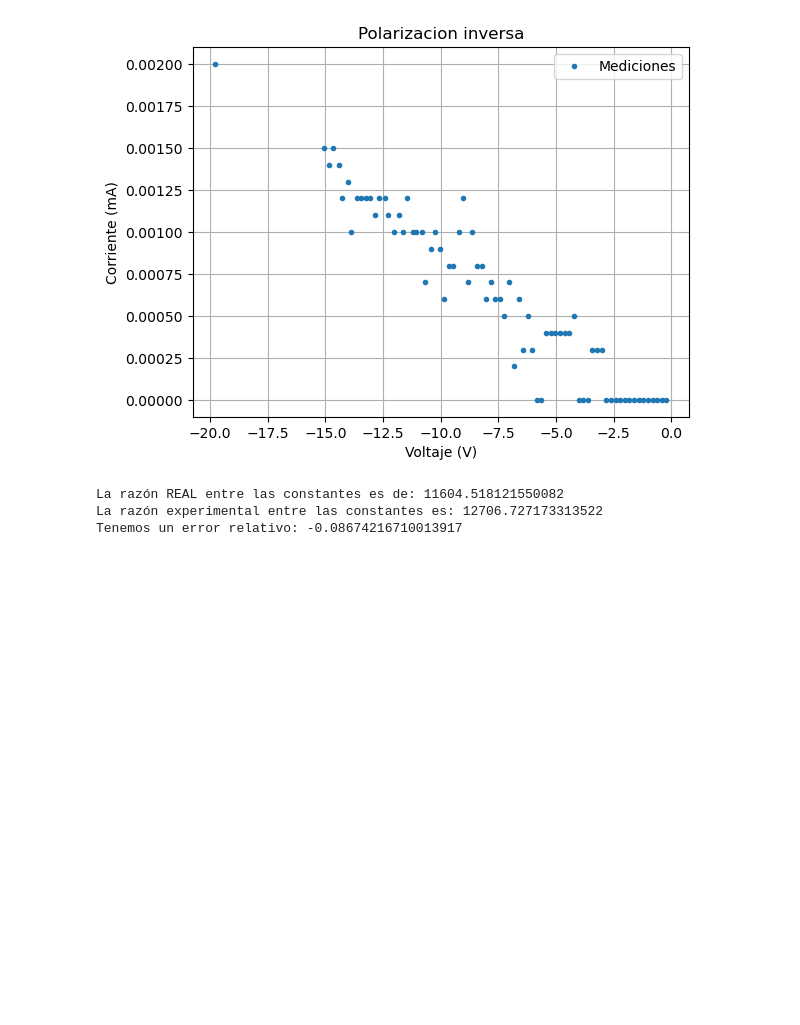
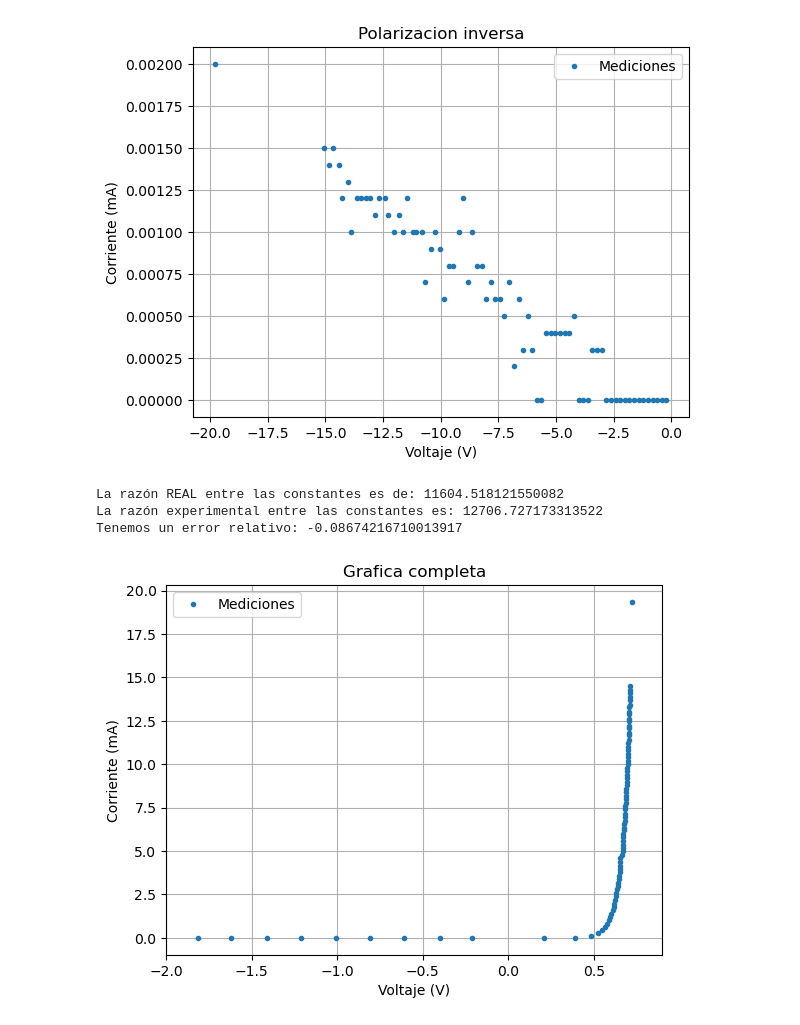
Before and after one commit to Alexi5omg/Labo-Contemporanea, a Jupyter notebook: Practica1/Practica1.ipynb, the cells around one changed output. Saved outputs shown, nothing was run; the diff lists cells and outputs as text; code cells hidden in the pictures; blank space fills up the shorter version.

Commit message:
Graficas Chidas 2

```diff
--- a/Practica1/Practica1.ipynb
+++ b/Practica1/Practica1.ipynb
@@ -105,3 +105,21 @@ print('Tenemos un error relativo:',(razon_real-razon_experimental)/razon_experim
 La razón REAL entre las constantes es de: 11604.518121550082
 La razón experimental entre las constantes es: 12706.727173313522
 Tenemos un error relativo: -0.08674216710013917
+# %%
+#Hacemos toda la grafica de I vs V
+V_arr1 = np.array(Vd_inv[::-1])
+V_arr2 = np.array(Vd_direc)
+V_Tot = np.concatenate((V_arr1,V_arr2))
+I_arr1 = np.array(Id_inv[::-1])
+I_arr2 = np.array(Id_direc)
+I_Tot = np.concatenate((I_arr1,I_arr2))
+
+plt.plot(V_Tot,I_Tot,'.',label='Mediciones')
+plt.title('Grafica completa')
+plt.xlabel('Voltaje (V)'), plt.ylabel('Corriente (mA)')
+plt.xlim([-2,0.9])
+plt.grid()
+plt.legend()
+plt.show()
+# %% [output]
+[figure, added]
```
Also changed, not shown: 1 other file.
